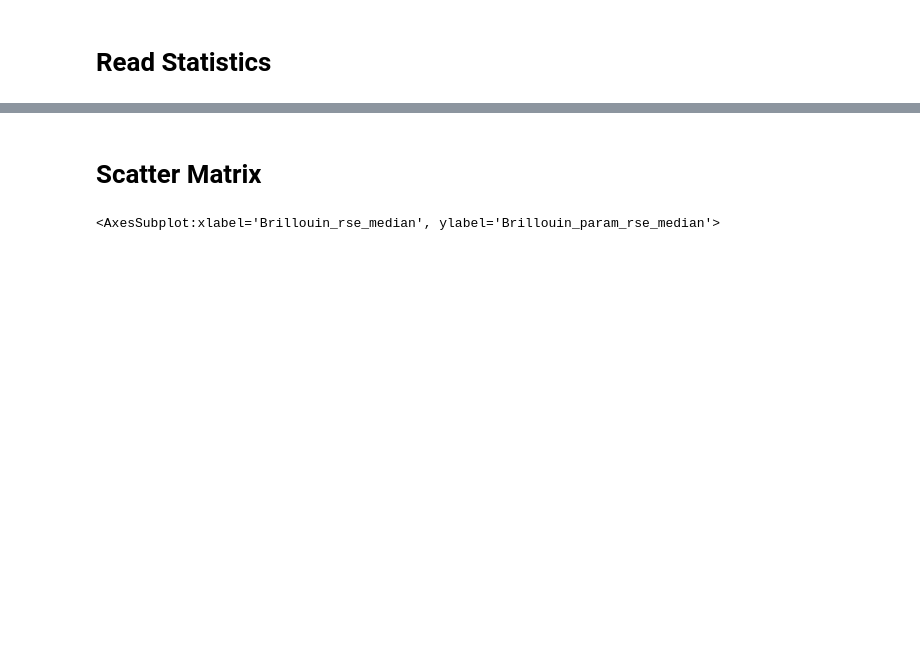
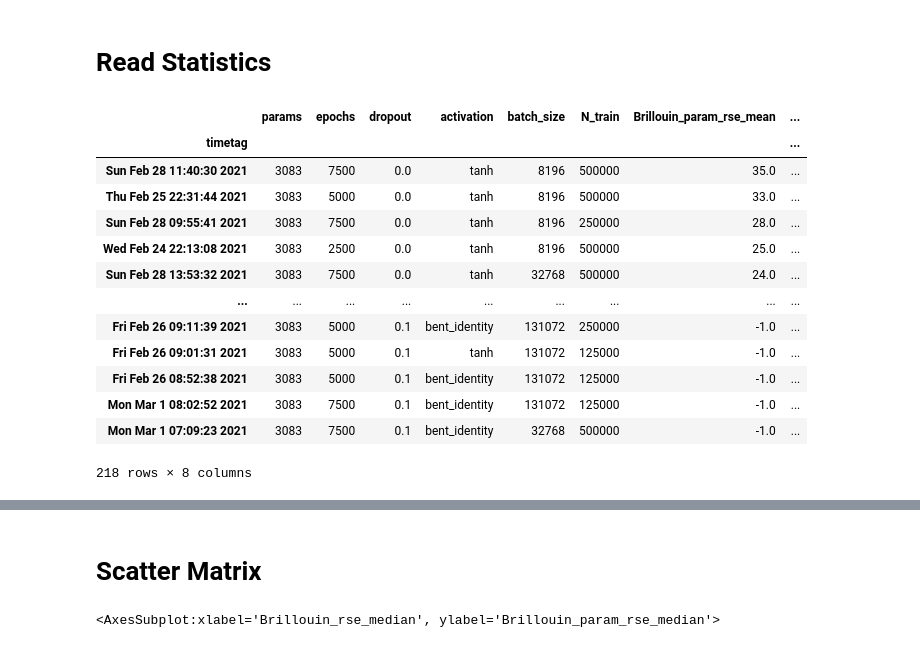
Before and after one commit to MartinAstro/GravNN, a Jupyter notebook: Scripts/Notebooks/open_stats.ipynb, the cells around one changed output, grey strips where cells are left out. Drawn from its saved outputs; the diff is of its cells as text; code cells hidden in the pictures; blank space fills up the shorter version.

```diff
--- a/Scripts/Notebooks/open_stats.ipynb
+++ b/Scripts/Notebooks/open_stats.ipynb
@@ -64,4 +97,23 @@ Index(['Brillouin_max_error', 'Brillouin_param_rse_mean',
       dtype='object')
 # %% [markdown]
 # Read Statistics
+# %%
+sub_df = df[df['params'] == 3083]
+sub_df[['params', 'epochs', 'dropout', 'activation', 'batch_size', 'N_train', 'Brillouin_param_rse_mean', 'Brillouin_param_sigma_2_mean', ]].sort_values(by='Brillouin_param_rse_mean', ascending=False)#, 'Brillouin_sh_diff_median')
+#df[['params', 'epochs', 'PINN_flag', 'dropout', 'batch_size', 'N_train','radius_max', 'Brillouin_sh_rse_mean', 'Brillouin_sh_sigma_2_mean', ]].sort_values(by='Brillouin_sh_rse_mean', ascending=False)#, 'Brillouin_sh_diff_median']
+# %% [output]
+|  | params | epochs | dropout | activation | batch_size | N_train | Brillouin_param_rse_mean | ... |
+| timetag |  |  |  |  |  |  |  | ... |
+| Sun Feb 28 11:40:30 2021 | 3083 | 7500 | 0.0 | tanh | 8196 | 500000 | 35.0 | ... |
+| Thu Feb 25 22:31:44 2021 | 3083 | 5000 | 0.0 | tanh | 8196 | 500000 | 33.0 | ... |
+| Sun Feb 28 09:55:41 2021 | 3083 | 7500 | 0.0 | tanh | 8196 | 250000 | 28.0 | ... |
+| Wed Feb 24 22:13:08 2021 | 3083 | 2500 | 0.0 | tanh | 8196 | 500000 | 25.0 | ... |
+| Sun Feb 28 13:53:32 2021 | 3083 | 7500 | 0.0 | tanh | 32768 | 500000 | 24.0 | ... |
+| ... | ... | ... | ... | ... | ... | ... | ... | ... |
+| Fri Feb 26 09:11:39 2021 | 3083 | 5000 | 0.1 | bent_identity | 131072 | 250000 | -1.0 | ... |
+| Fri Feb 26 09:01:31 2021 | 3083 | 5000 | 0.1 | tanh | 131072 | 125000 | -1.0 | ... |
+| Fri Feb 26 08:52:38 2021 | 3083 | 5000 | 0.1 | bent_identity | 131072 | 125000 | -1.0 | ... |
+| Mon Mar 1 08:02:52 2021 | 3083 | 7500 | 0.1 | bent_identity | 131072 | 125000 | -1.0 | ... |
+| Mon Mar 1 07:09:23 2021 | 3083 | 7500 | 0.1 | bent_identity | 32768 | 500000 | -1.0 | ... |
+218 rows × 8 columns
 # %%
```
Also changed, not shown: parts of 9 cells of this notebook, 23 other files.
